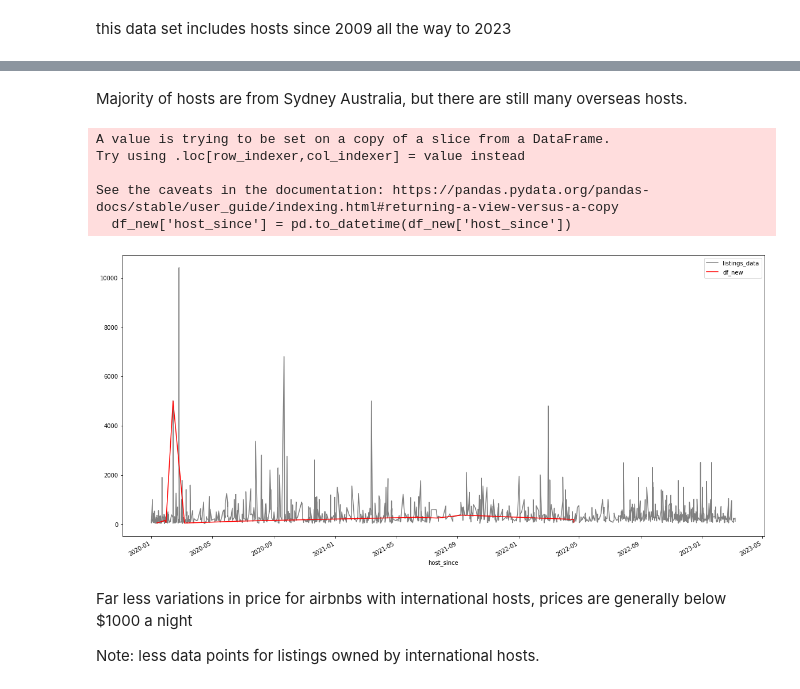
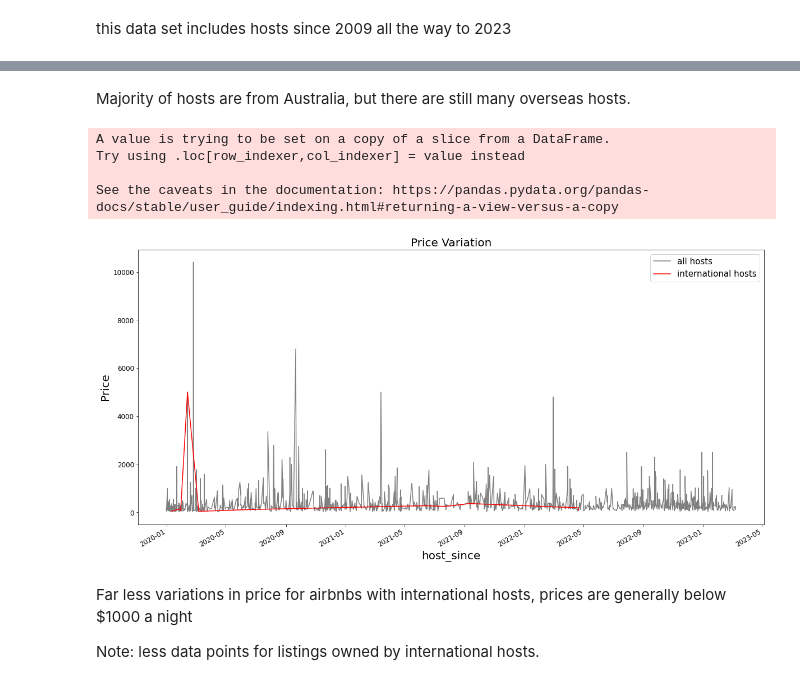
Before and after one commit to oliviajxiao/data_project, a Jupyter notebook: Interesting.ipynb, the cells around one changed output, grey strips where cells are left out. Saved outputs shown, nothing was run; the diff lists cells and outputs as text; code cells hidden in the pictures.

```diff
--- a/Interesting.ipynb
+++ b/Interesting.ipynb
@@ -109,8 +99,9 @@ Name: host_listings_count, Length: 70, dtype: int64
 # %%
-a = listings_data["host_location"].value_counts()
-print(a)
-df_new = listings_data.loc[(listings_data["host_location"].str.count("Australia") < 1)]
-count = df_new["host_location"].value_counts()
-count
-count[count > 3].plot(kind = "bar")
+international_hosts = listings_data.loc[(listings_data["host_location"].str.count("Australia") < 1)]
+count = international_hosts["host_location"].value_counts()
+count[count > 3].plot(color = "green", kind="bar", fontsize = 15)
+plt.xlabel("Host Location", fontsize = 20, color = "green")
+plt.ylabel("Frequency", fontsize = 20, color = "green")
+plt.title("International Hosts", fontsize = 20)
+plt.grid(True)
 # %% [output]
@@ -131,24 +109,26 @@ Name: host_location, Length: 1057, dtype: int64
 # %% [markdown]
-Majority of hosts are from Sydney Australia, but there are still many overseas hosts.
+Majority of hosts are from Australia, but there are still many overseas hosts.
 # %%
 listings_data['host_since'] = pd.to_datetime(listings_data['host_since'])
 listings_data_2020_onwards = listings_data.loc[listings_data['host_since'].dt.year >= 2020]
 
-df_new['host_since'] = pd.to_datetime(df_new['host_since'])
-df_new_2020_onwards = df_new.loc[df_new['host_since'].dt.year >= 2020]
+international_hosts['host_since'] = pd.to_datetime(international_hosts['host_since'])
+international_hosts_2020_onwards = international_hosts.loc[international_hosts['host_since'].dt.year >= 2020]
 
 fig, ax = plt.subplots()
-listings_data_2020_onwards.plot(x='host_since', y=' price ', ax=ax, label = 'listings_data', color = 'grey')
-df_new_2020_onwards.plot(x='host_since', y=' price ', ax=ax, label='df_new', color='red')
-ax.legend()
+listings_data_2020_onwards.plot(x='host_since', y=' price ', ax=ax, label = 'all hosts', color = 'grey', fontsize = 12)
+international_hosts_2020_onwards.plot(x='host_since', y=' price ', ax=ax, label='international hosts', color='red', fontsize = 12)
+ax.legend(prop={'size':15})
+plt.xlabel("host_since", fontsize = 20)
+plt.ylabel("Price", fontsize = 20)
+plt.title("Price Variation", fontsize = 20)
 plt.show()
 # %% [output]
 A value is trying to be set on a copy of a slice from a DataFrame.
 Try using .loc[row_indexer,col_indexer] = value instead
 
 See the caveats in the documentation: https://pandas.pydata.org/pandas-docs/stable/user_guide/indexing.html#returning-a-view-versus-a-copy
-  df_new['host_since'] = pd.to_datetime(df_new['host_since'])
-[figure, old version]
+[figure, new version]
 # %% [markdown]
 Far less variations in price for airbnbs with international hosts, prices are generally below $1000 a night
 
```
Also changed, not shown: parts of 24 cells of this notebook, 2 other files.
